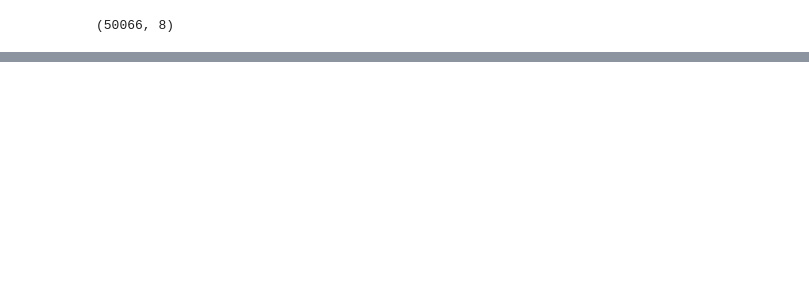
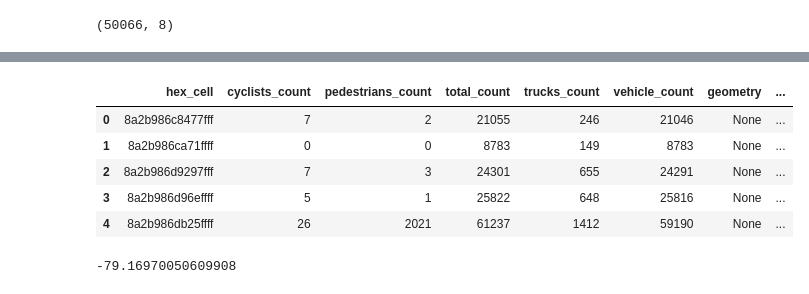
Before and after one commit to rakeenahmed/toronto-ksi, a Jupyter notebook: Hex Merging/Merge.ipynb, the cells around one changed output, grey strips where cells are left out. Cells and saved outputs as stored; diff of their text form; code cells hidden in the pictures; blank space fills up the shorter version.

```diff
--- a/Hex Merging/Merge.ipynb
+++ b/Hex Merging/Merge.ipynb
@@ -44,0 +55,2 @@ merge.to_csv('merge.csv', index=False)
+# %%
+traffic_volumes = gpd.read_file('traffic_volumes_h3.csv')
@@ -46,0 +90,15 @@ h3.
+# %%
+traffic_volumes['coordinates'] = traffic_volumes.apply(lambda x: h3.cell_to_latlng(x['hex_cell']), axis=1)
+# %%
+traffic_volumes.head()
+# %% [output]
+|  | hex_cell | cyclists_count | pedestrians_count | total_count | trucks_count | vehicle_count | geometry | ... |
+| 0 | 8a2b986c8477fff | 7 | 2 | 21055 | 246 | 21046 | None | ... |
+| 1 | 8a2b986ca71ffff | 0 | 0 | 8783 | 149 | 8783 | None | ... |
+| 2 | 8a2b986d9297fff | 7 | 3 | 24301 | 655 | 24291 | None | ... |
+| 3 | 8a2b986d96effff | 5 | 1 | 25822 | 648 | 25816 | None | ... |
+| 4 | 8a2b986db25ffff | 26 | 2021 | 61237 | 1412 | 59190 | None | ... |
+# %%
+traffic_volumes.coordinates[0][1]
+# %% [output]
+-79.16970050609908
```
Also changed, not shown: parts of 11 cells of this notebook, 11 other files.
